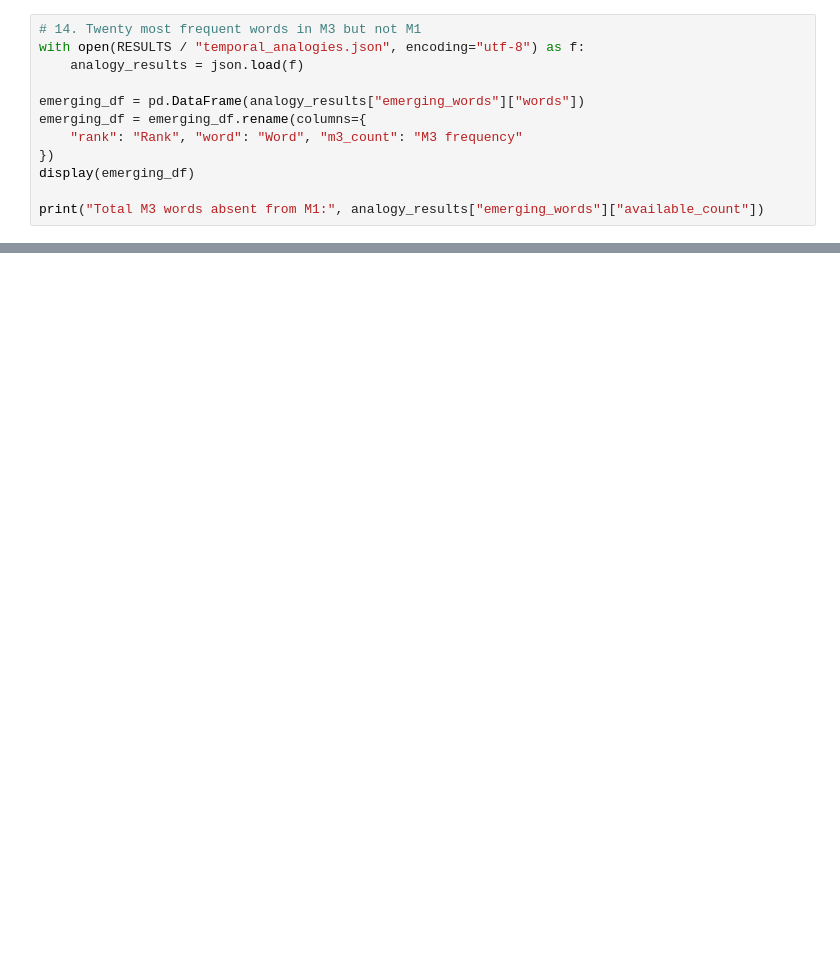
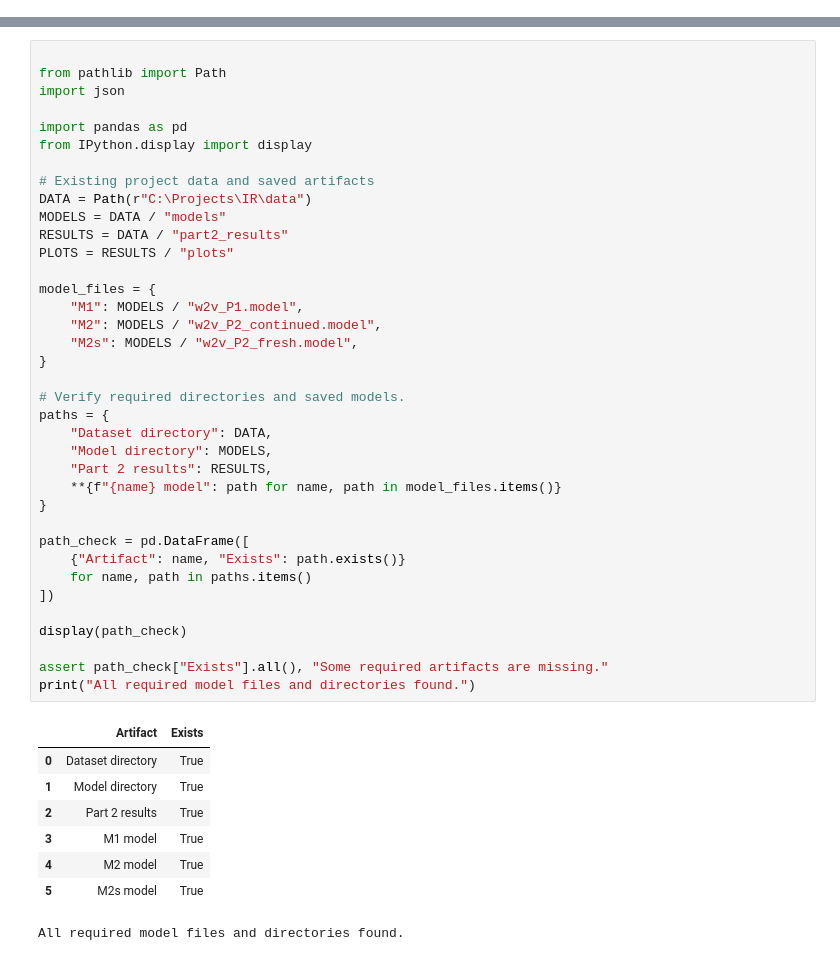
Before and after one commit to LanayaC/CS533_HW1, a Jupyter notebook: notes/02_word_embeddings.ipynb, the cells around one changed output, grey strips where cells are left out. Drawn from its saved outputs; the diff is of its cells as text; blank space fills up the shorter version.

```diff
--- a/notes/02_word_embeddings.ipynb
+++ b/notes/02_word_embeddings.ipynb
@@ -313,12 +0,0 @@ distancing: 18 vectors; PCA variance retained = 40.2%
-# %%
-# 14. Twenty most frequent words in M3 but not M1
-with open(RESULTS / "temporal_analogies.json", encoding="utf-8") as f:
-    analogy_results = json.load(f)
-
-emerging_df = pd.DataFrame(analogy_results["emerging_words"]["words"])
-emerging_df = emerging_df.rename(columns={
-    "rank": "Rank", "word": "Word", "m3_count": "M3 frequency"
-})
-display(emerging_df)
-
-print("Total M3 words absent from M1:", analogy_results["emerging_words"]["available_count"])
@@ -382,0 +14,46 @@ These examples describe **patterns in the news corpora**, not proof that every u
+# %%
+
+from pathlib import Path
+import json
+
+import pandas as pd
+from IPython.display import display
+
+# Existing project data and saved artifacts
+DATA = Path(r"C:\Projects\IR\data")
+MODELS = DATA / "models"
+RESULTS = DATA / "part2_results"
+PLOTS = RESULTS / "plots"
+
+model_files = {
+    "M1": MODELS / "w2v_P1.model",
+    "M2": MODELS / "w2v_P2_continued.model",
+    "M2s": MODELS / "w2v_P2_fresh.model",
+}
+
+# Verify required directories and saved models.
+paths = {
+    "Dataset directory": DATA,
+    "Model directory": MODELS,
+    "Part 2 results": RESULTS,
+    **{f"{name} model": path for name, path in model_files.items()}
+}
+
+path_check = pd.DataFrame([
+    {"Artifact": name, "Exists": path.exists()}
+    for name, path in paths.items()
+])
+
+display(path_check)
+
+assert path_check["Exists"].all(), "Some required artifacts are missing."
+print("All required model files and directories found.")
+# %% [output]
+|  | Artifact | Exists |
+| 0 | Dataset directory | True |
+| 1 | Model directory | True |
+| 2 | Part 2 results | True |
+| 3 | M1 model | True |
+| 4 | M2 model | True |
+| 5 | M2s model | True |
+All required model files and directories found.
```
Also changed, not shown: parts of 48 cells of this notebook, 3 other files.
